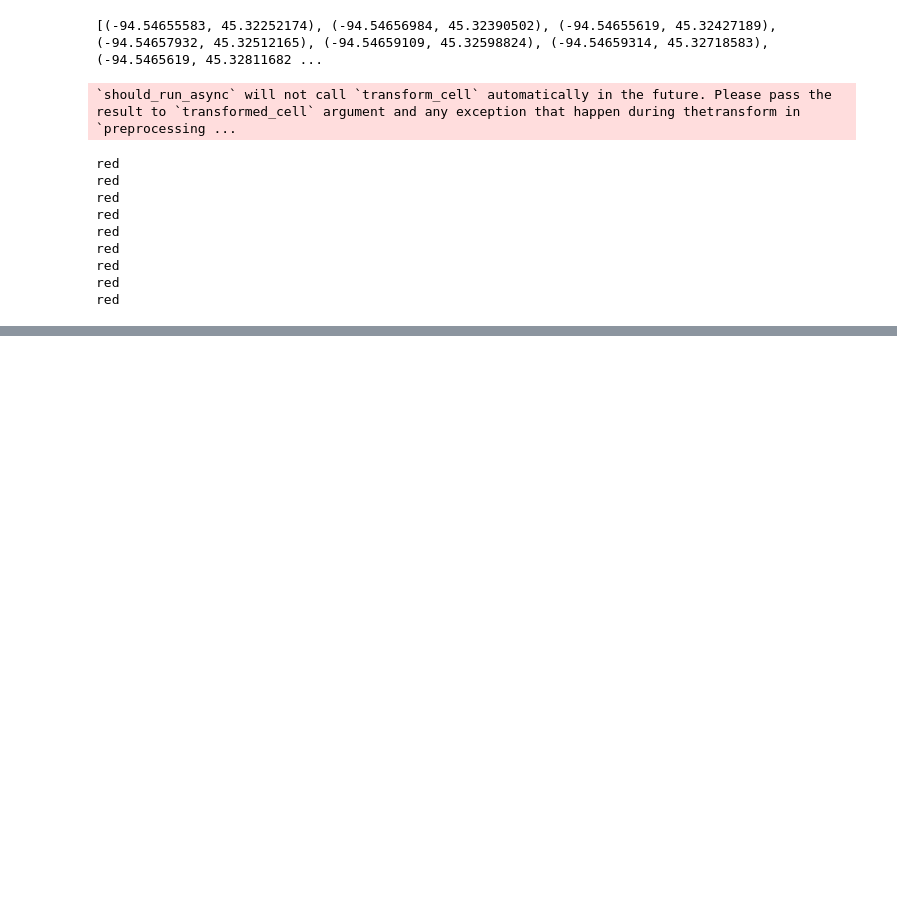
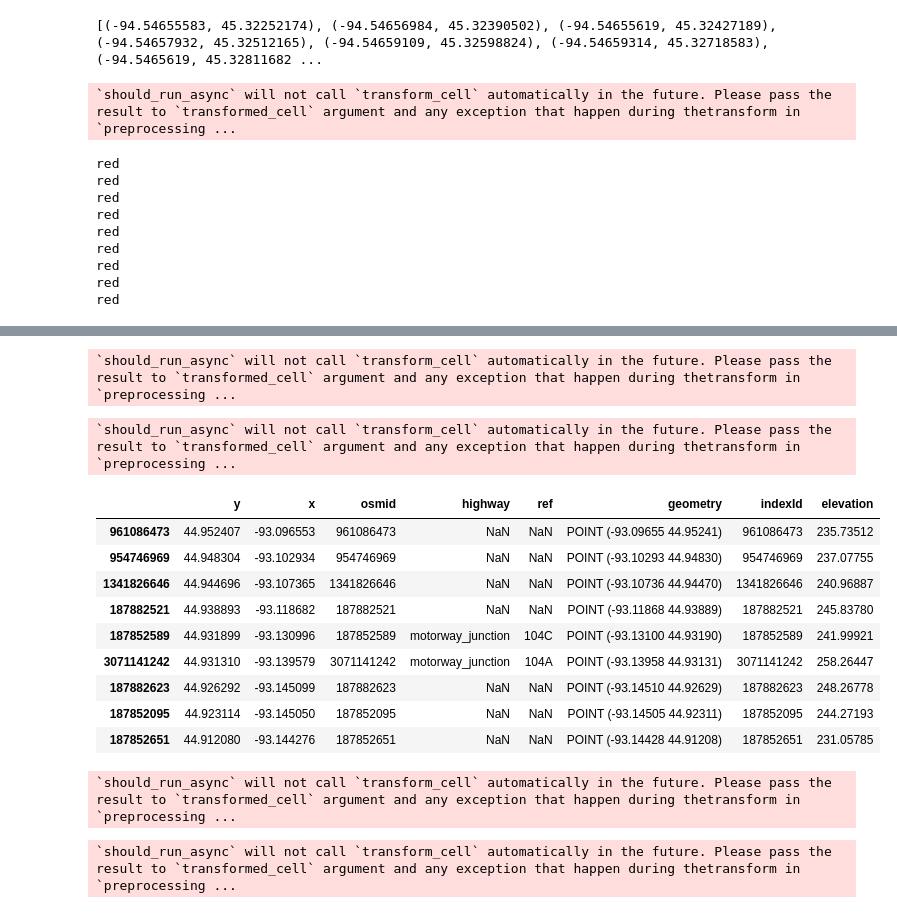
Before and after one commit to yang-mingzhou/ecoRouting, a Jupyter notebook: extractRestrictedPath.ipynb, the cells around one changed output, grey strips where cells are left out. Saved outputs shown, nothing was run; the diff lists cells and outputs as text; code cells hidden in the pictures; blank space fills up the shorter version.

```diff
--- a/extractRestrictedPath.ipynb
+++ b/extractRestrictedPath.ipynb
@@ -285,0 +485,2 @@ red
+# %%
+matched = [187852651,187852095,187882623,3071141242,187852589,187882521,1341826646,954746969,961086473]
@@ -285,0 +501,23 @@ red
+# %%
+matchedNodesGdf = nodes.loc[matched,:]
+# %% [output]
+`should_run_async` will not call `transform_cell` automatically in the future. Please pass the result to `transformed_cell` argument and any exception that happen during thetransform in `preprocessing ...
+# %%
+matchedNodesGdf
+# %% [output]
+`should_run_async` will not call `transform_cell` automatically in the future. Please pass the result to `transformed_cell` argument and any exception that happen during thetransform in `preprocessing ...
+|  | y | x | osmid | highway | ref | geometry | indexId | elevation |
+| 961086473 | 44.952407 | -93.096553 | 961086473 | NaN | NaN | POINT (-93.09655 44.95241) | 961086473 | 235.73512 |
+| 954746969 | 44.948304 | -93.102934 | 954746969 | NaN | NaN | POINT (-93.10293 44.94830) | 954746969 | 237.07755 |
+| 1341826646 | 44.944696 | -93.107365 | 1341826646 | NaN | NaN | POINT (-93.10736 44.94470) | 1341826646 | 240.96887 |
+| 187882521 | 44.938893 | -93.118682 | 187882521 | NaN | NaN | POINT (-93.11868 44.93889) | 187882521 | 245.83780 |
+| 187852589 | 44.931899 | -93.130996 | 187852589 | motorway_junction | 104C | POINT (-93.13100 44.93190) | 187852589 | 241.99921 |
+| 3071141242 | 44.931310 | -93.139579 | 3071141242 | motorway_junction | 104A | POINT (-93.13958 44.93131) | 3071141242 | 258.26447 |
+| 187882623 | 44.926292 | -93.145099 | 187882623 | NaN | NaN | POINT (-93.14510 44.92629) | 187882623 | 248.26778 |
+| 187852095 | 44.923114 | -93.145050 | 187852095 | NaN | NaN | POINT (-93.14505 44.92311) | 187852095 | 244.27193 |
+| 187852651 | 44.912080 | -93.144276 | 187852651 | NaN | NaN | POINT (-93.14428 44.91208) | 187852651 | 231.05785 |
+# %%
+matchedPointList = list(zip(list(matchedNodesGdf['y']), list(matchedNodesGdf['x'])))
+GraphFunctions.plotPointList({'restrict nodes':  matchedPointList}, ['red'], 'test.html')
+# %% [output]
+`should_run_async` will not call `transform_cell` automatically in the future. Please pass the result to `transformed_cell` argument and any exception that happen during thetransform in `preprocessing ...
@@ -285,0 +540,4 @@ red
+# %%
+GraphFunctions.plotRoutes([route], edges, ['red'], 'matchedRoute.html')
+# %% [output]
+`should_run_async` will not call `transform_cell` automatically in the future. Please pass the result to `transformed_cell` argument and any exception that happen during thetransform in `preprocessing ...
```
Also changed, not shown: parts of 90 cells of this notebook, 13 other files.
